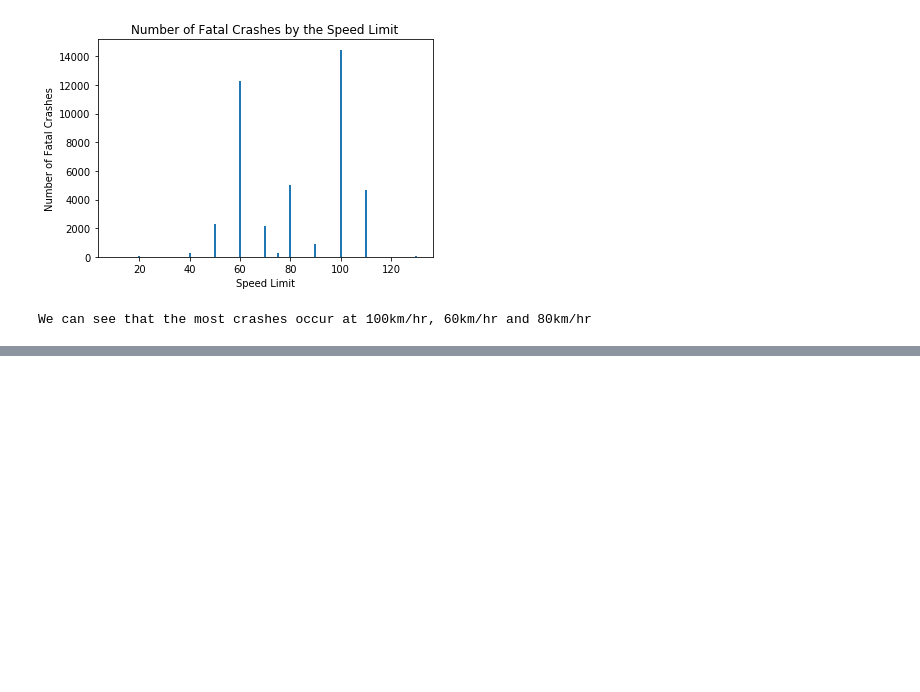
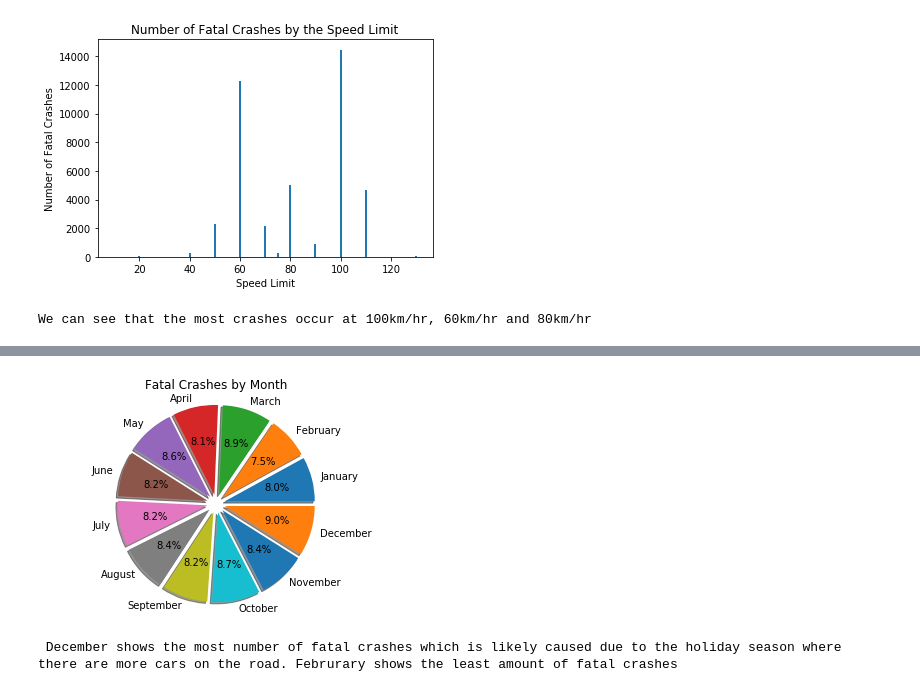
Before and after one commit to VoLKyyyOG/Australian-Road-Deaths-Database-Visualization, a Jupyter notebook: ARDD analysis.ipynb, the cells around one changed output, grey strips where cells are left out. Cells and saved outputs as stored; diff of their text form; code cells hidden in the pictures; blank space fills up the shorter version.

```diff
--- a/ARDD analysis.ipynb
+++ b/ARDD analysis.ipynb
@@ -113,0 +157,29 @@ plt.show()
+# %%
+# Averages of crashes in according to the month
+temp = []
+avg_month_year_crashes = OrderedDict()
+month_year_crashes = defaultdict(int)
+for i in range(len(fatal_crashes.Year)):
+    month_year_crashes[(fatal_crashes.Year.iloc[i], fatal_crashes.Month.iloc[i])] +=1
+for i in range(12):
+    temp.append(mean([i for i in month_year_crashes.values()][i::12]))
+for i in range(12):
+    avg_month_year_crashes[months[str(i + 1)]] = temp[i]
+# %%
+# Very bad pie chart representation of crashes according to the month because the bar plot axis
+# is sorted alphabetically, not chronologically. fml
+plt.clf()
+
+plt.pie(avg_month_year_crashes.values(), labels = avg_month_year_crashes.keys(),
+        explode = (0.1, 0.1, 0.1, 0.1, 0.1, 0.1, 0.1, 0.1, 0.1, 0.1, 0.1, 0.1), shadow = True, autopct='%1.1f%%')
+
+plt.title('Fatal Crashes by Month')
+plt.axis('equal')
+
+plt.show()
+
+print(' December shows the most number of fatal crashes which is likely caused due to the holiday season where there' +
+      ' are more cars on the road. Februrary shows the least amount of fatal crashes')
+# %% [output]
+[figure, added]
+ December shows the most number of fatal crashes which is likely caused due to the holiday season where there are more cars on the road. Februrary shows the least amount of fatal crashes
```
Also changed, not shown: parts of 6 cells of this notebook.
